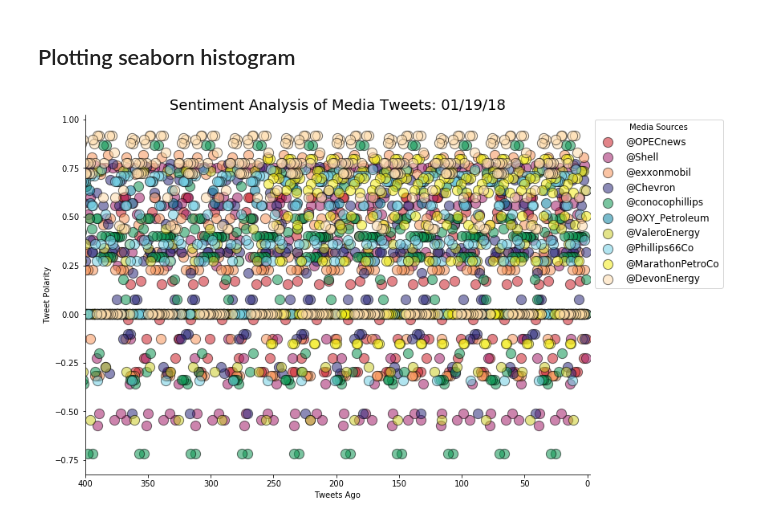
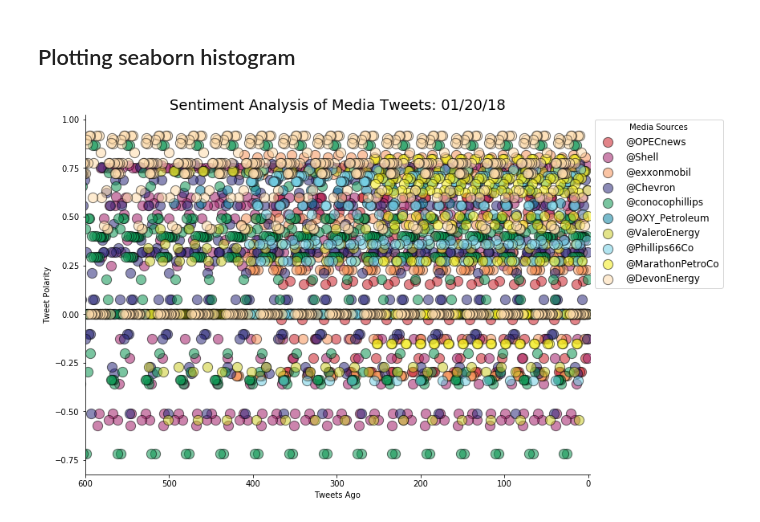
Before and after one commit to manupem231/GAMER, a Jupyter notebook: OilandGas_Twitter_Sentiment.ipynb, the cells around one changed output. Saved outputs shown, nothing was run; the diff lists cells and outputs as text; code cells hidden in the pictures.

```diff
--- a/OilandGas_Twitter_Sentiment.ipynb
+++ b/OilandGas_Twitter_Sentiment.ipynb
@@ -129,24 +146,24 @@ sentiments_final.head()
 # %%
 #create lmplot using seasborn
 
 #set colorlist for charts
 clrlist = ["#cb2028", "#a2206a", "#f79459", "#2d2a7b", "#0e9553", "#0b81a1", "#cccd2a",
            "#72cee3", "#f3ec18", "#fedbab", "#cd8d2b"]
 #clrlist = ["#82acf9", "#e00b0b"]
 
 #sns.set_palette(clrlist)
 sns.color_palette(clrlist)
 
 #create chart
 MediaTweetAnalysis = sns.lmplot(x="Tweets Ago", y="Tweet Polarity", data=sentiments_pd,
            hue="Media Sources", size=7, aspect=1.4,
            legend_out=False, legend=True,
            scatter_kws={"s":150, 'alpha':.55, 'edgecolors':"black", 'linewidth':1},
                                 fit_reg=False, palette=clrlist)
-plt.xlim(400,-2)
+plt.xlim(600,-2)
 plt.title("Sentiment Analysis of Media Tweets: %s" % time.strftime('%x'), fontsize=18)
 plt.legend(bbox_to_anchor=(1, 1), ncol=1, title="Media Sources", fontsize=12)
 #plt.savefig("Sentiment_Analysis_of_Media_Tweets.png", bbox_inches='tight')
 plt.show(MediaTweetAnalysis)
 # %% [output]
-[figure, old version]
+[figure, new version]
```
Also changed, not shown: parts of 2 cells of this notebook.
